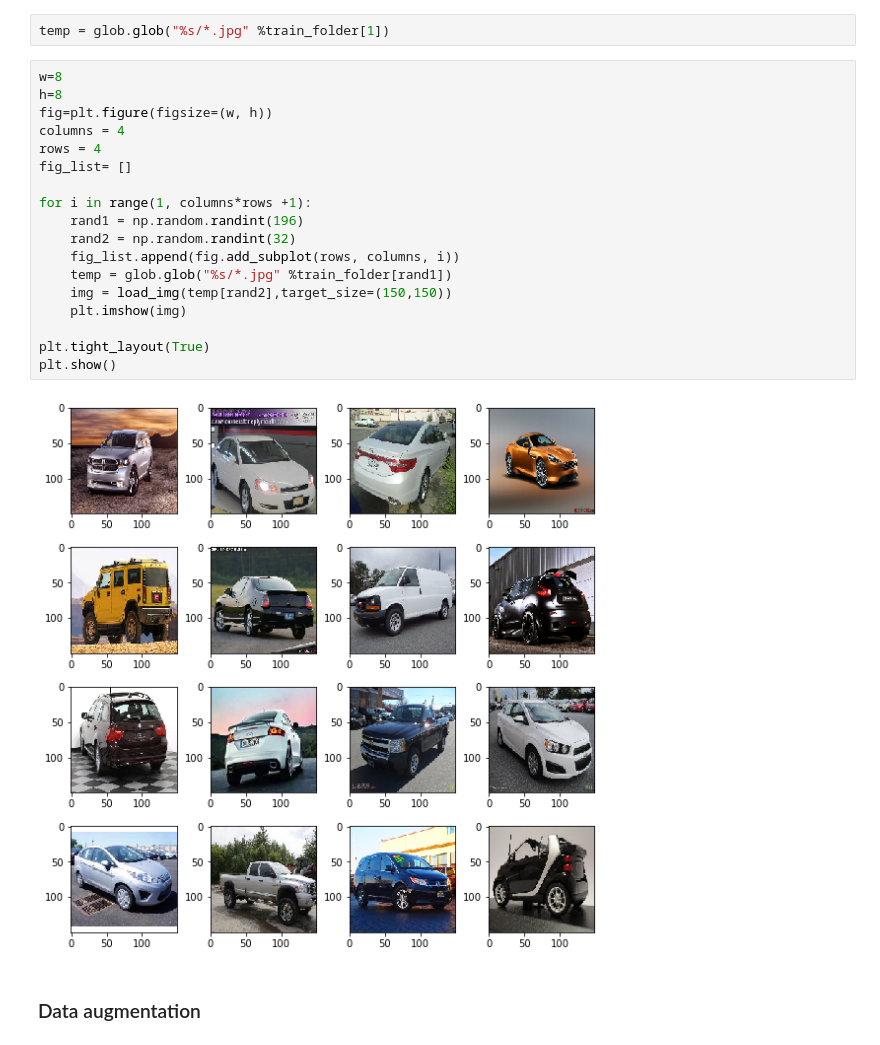
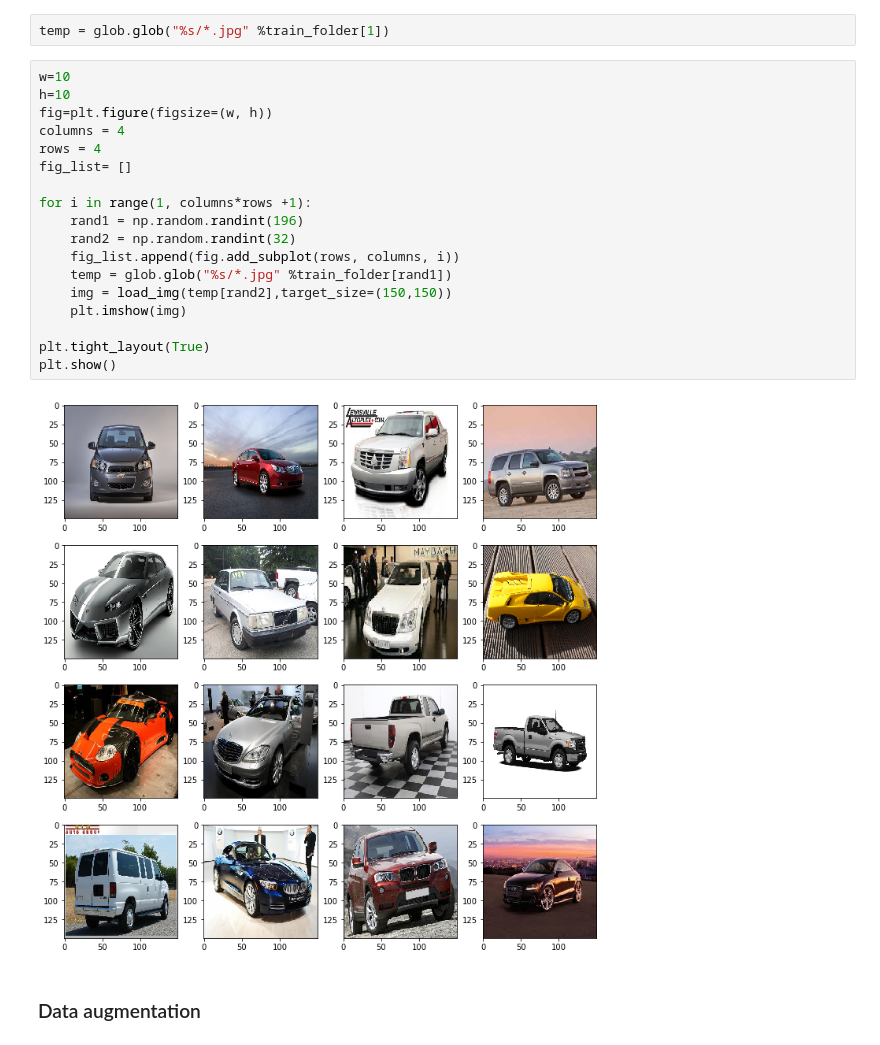
Before and after one commit to quangnhat185/Machine_learning_projects, a Jupyter notebook: Car_brand_classification/Car_brand_classification.ipynb, the cells around one changed output. Drawn from its saved outputs; the diff is of its cells as text.

```diff
--- a/Car_brand_classification/Car_brand_classification.ipynb
+++ b/Car_brand_classification/Car_brand_classification.ipynb
@@ -47,25 +47,25 @@ for i, name in enumerate(train_folder):
 # %%
 temp = glob.glob("%s/*.jpg" %train_folder[1])
 # %%
-w=8
-h=8
+w=10
+h=10
 fig=plt.figure(figsize=(w, h))
 columns = 4
 rows = 4
 fig_list= []
 
 for i in range(1, columns*rows +1):
     rand1 = np.random.randint(196)
     rand2 = np.random.randint(32)
     fig_list.append(fig.add_subplot(rows, columns, i))
     temp = glob.glob("%s/*.jpg" %train_folder[rand1])
     img = load_img(temp[rand2],target_size=(150,150))
     plt.imshow(img)
 
 plt.tight_layout(True)
 plt.show()
 # %% [output]
-[figure, old version]
+[figure, new version]
 # %% [markdown]
 ### Data augmentation
 # %%
```
Also changed, not shown: parts of 1 cell of this notebook, 1 other file.
